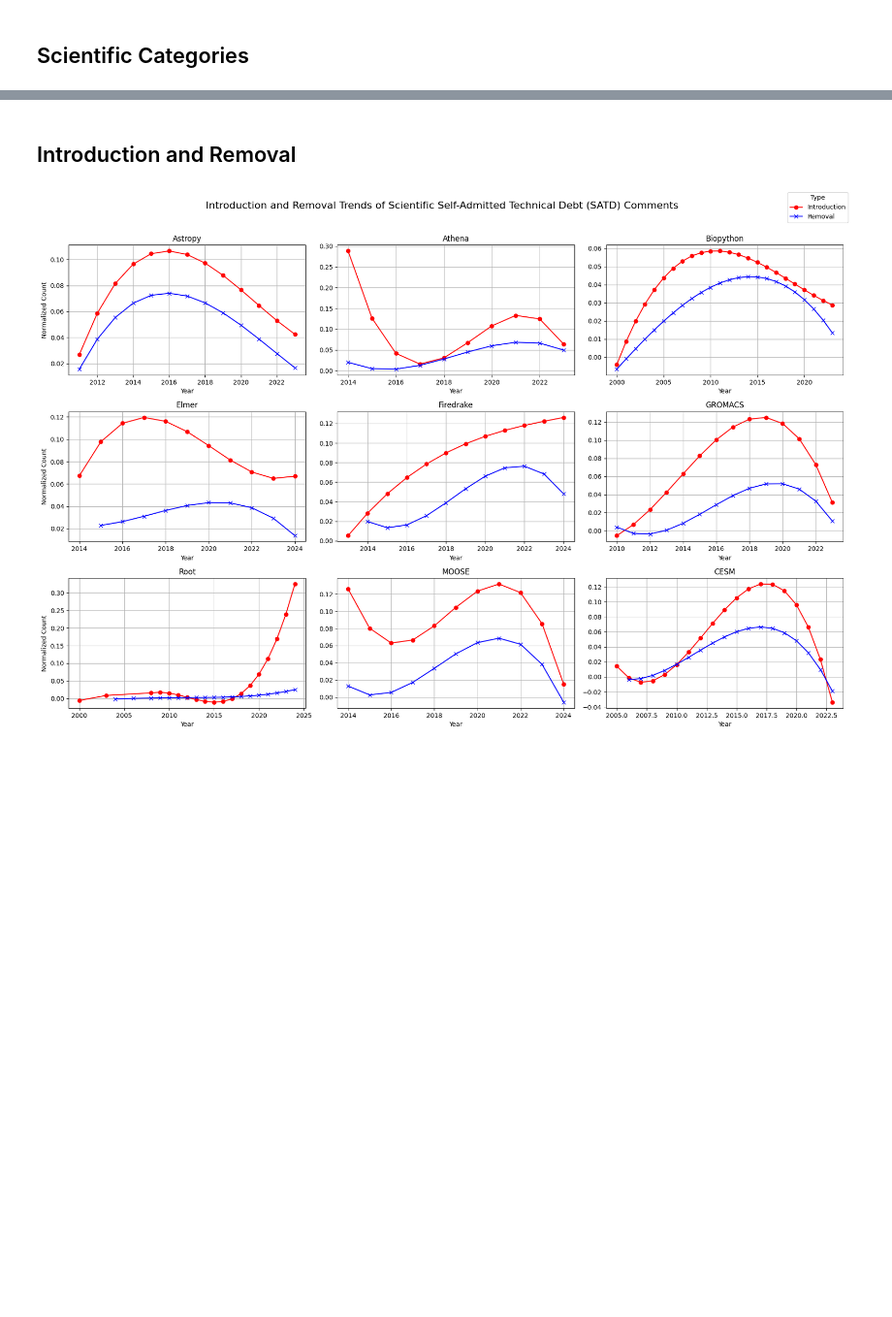
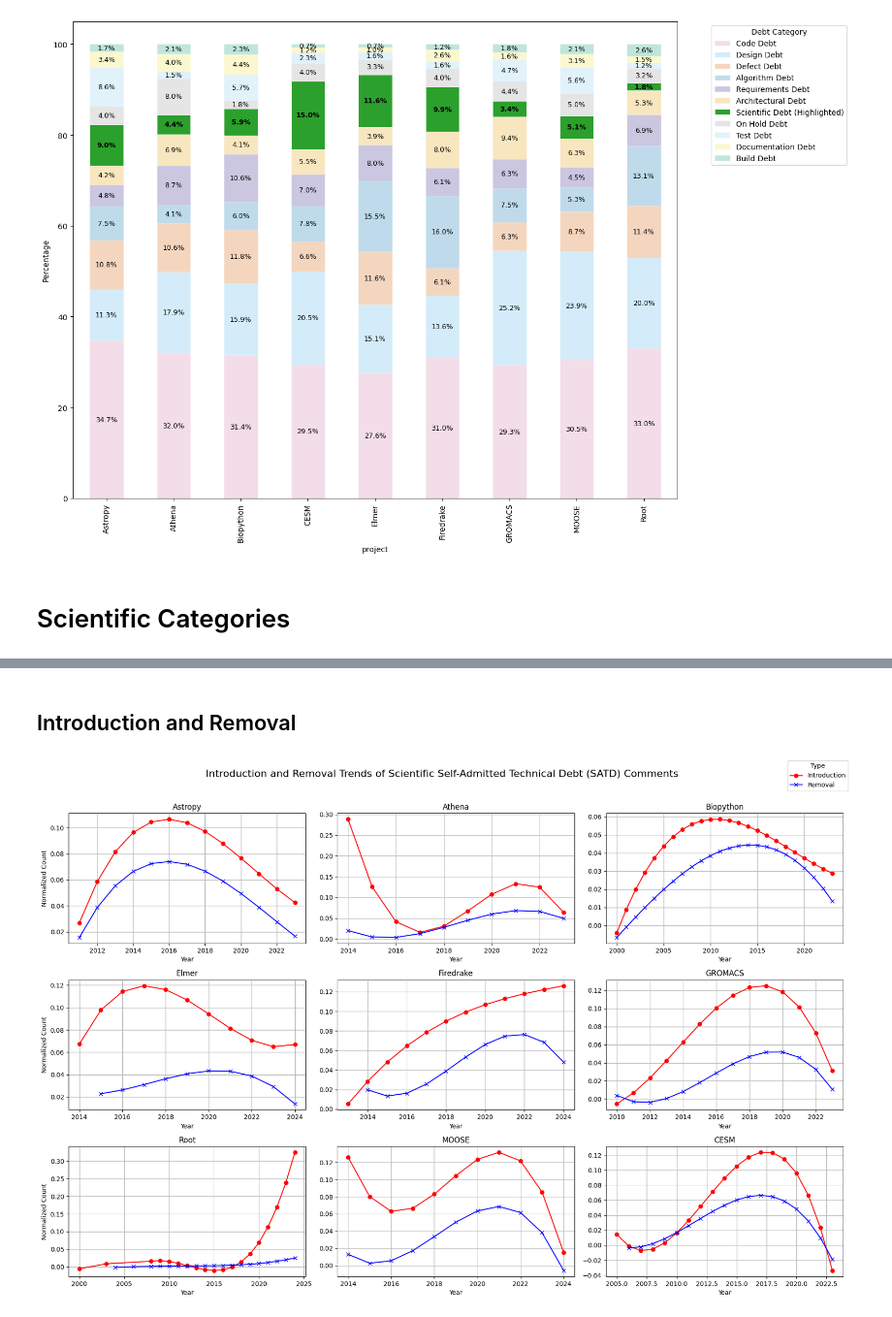
Before and after one commit to AwonSomeSauce/ScientificSATD, a Jupyter notebook: analysis.ipynb, the cells around one changed output, grey strips where cells are left out. Shown at 97% size. Drawn from its saved outputs; the diff is of its cells as text; code cells hidden in the pictures; blank space fills up the shorter version.

```diff
--- a/analysis.ipynb
+++ b/analysis.ipynb
@@ -196,0 +194,76 @@ plt.show()
+# %%
+def plot_all_debt_category_percentages(df, category_color_map, highlight_category=None, highlight_color='#2ca02c', muted_alpha=0.25, export_pdf_path=None):
+    # Convert 'category' values to lower case and strip whitespace
+    df_local = df.copy()
+    df_local['category'] = df_local['category'].str.lower().str.strip()
+
+    # Split and explode category values
+    exploded_df = df_local.assign(category=df_local['category'].str.split(', ')).explode('category')
+    exploded_df['category'] = exploded_df['category'].str.strip()
+
+    # Count the occurrences of each category per project
+    category_counts = exploded_df.groupby(['project', 'category']).size().unstack(fill_value=0)
+
+    # Calculate percentages
+    category_percentages = category_counts.div(category_counts.sum(axis=1), axis=0) * 100
+
+    # Plotting
+    fig, ax = plt.subplots(figsize=(15, 10))
+
+    # Sort categories by overall frequency so most frequent is at the bottom of stacks
+    sorted_columns = category_counts.sum(axis=0).sort_values(ascending=False).index.tolist()
+    sorted_columns = [cat for cat in sorted_columns if cat in category_color_map]
+    category_percentages = category_percentages[sorted_columns]
+
+    # Create stacked bar plot
+    if highlight_category is None:
+        category_colors = [category_color_map[cat] for cat in sorted_columns]
+    else:
+        category_colors = [highlight_color if cat == highlight_category else category_color_map[cat] for cat in sorted_columns]
+
+    category_percentages.plot(kind='bar', stacked=True, color=category_colors, ax=ax)
+
+    # Improve segment separation and optional muting for non-highlighted categories
+    for category, container in zip(sorted_columns, ax.containers):
+        for patch in container.patches:
+            patch.set_edgecolor('white')
+            patch.set_linewidth(0.6)
+            if highlight_category is not None and category != highlight_category:
+                patch.set_alpha(muted_alpha)
+            else:
+                patch.set_alpha(1.0)
+
+    # Annotate each stacked bar segment with percentage using contrast-aware text color
+    for category, container in zip(sorted_columns, ax.containers):
+        labels = [f'{value:.1f}%' if value > 0 else '' for value in container.datavalues]
+        weight = 'bold' if (highlight_category is not None and category == highlight_category) else 'normal'
+
+        text_color = 'black'
+        if container.patches:
+            r, g, b, a = container.patches[0].get_facecolor()
+            luminance = 0.2126 * r + 0.7152 * g + 0.0722 * b
+            if a >= 0.9 and luminance < 0.45:
+                text_color = 'white'
+
+        ax.bar_label(container, labels=labels, label_type='center', fontsize=9, color=text_color, fontweight=weight)
+
+    print(tabulate(category_percentages, headers='keys', tablefmt='psql', showindex=True))
+
+    # Set labels and legend
+    ax.set_xlabel('project')
+    ax.set_ylabel('Percentage')
+    handles, labels = ax.get_legend_handles_labels()
+    legend_labels = [
+        f"{label.title()} (Highlighted)" if (highlight_category is not None and label == highlight_category) else label.title()
+        for label in labels
+    ]
+    ax.legend(handles, legend_labels, title='Debt Category', bbox_to_anchor=(1.05, 1), loc='upper left')
+
+    plt.tight_layout()
+    if export_pdf_path:
+        fig.savefig(export_pdf_path, format='pdf', bbox_inches='tight')
+    plt.show()
+
+# Set highlight_category to a value like 'scientific debt' to highlight, or None for normal view
+plot_all_debt_category_percentages(df, category_color_map, highlight_category='scientific debt',export_pdf_path='all_debt_category_percentages.pdf')
+# %% [output]
@@ -197,3 +283,4 @@ plt.show()
+[figure, added]
 # %% [markdown]
-## Scientific Categories
+# Scientific Categories
 # %%
```
Also changed, not shown: parts of 10 cells of this notebook, 1 other file.
